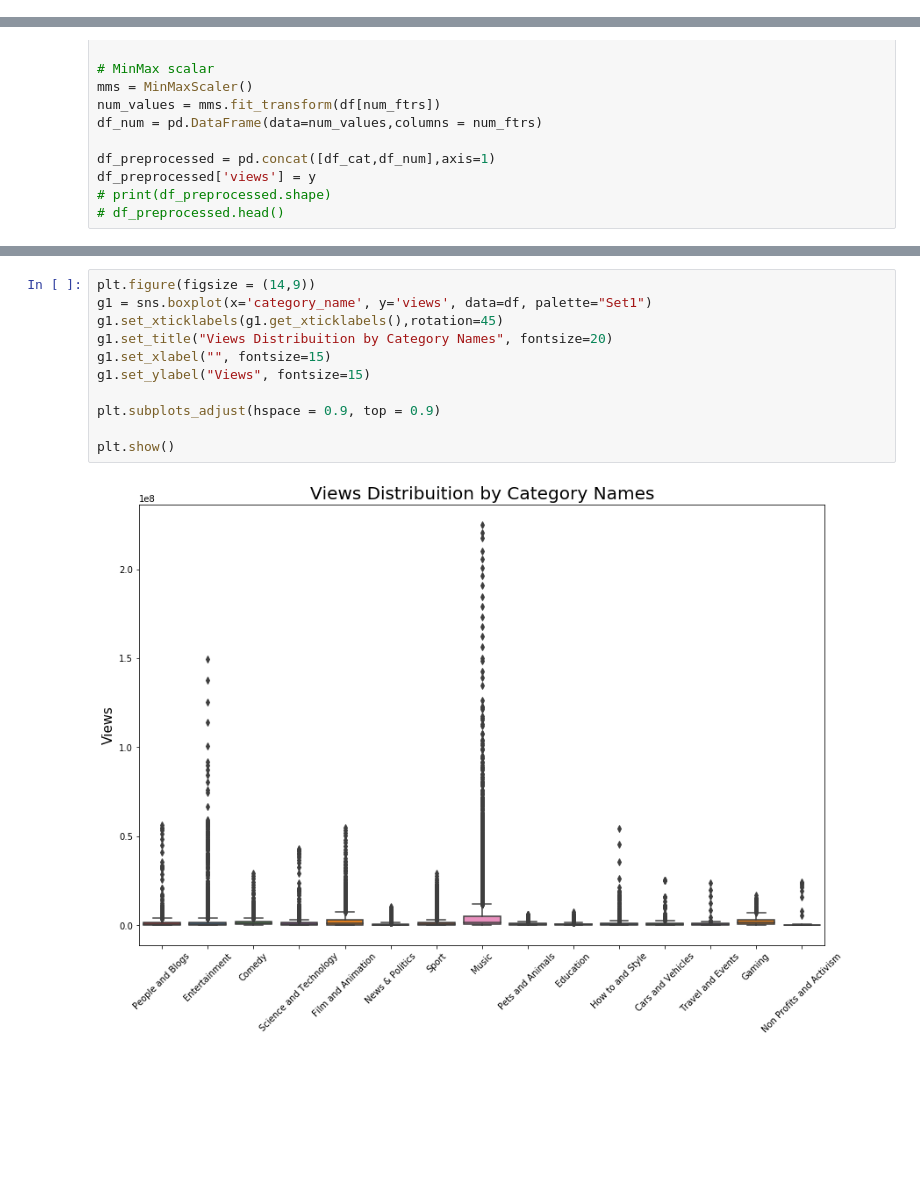
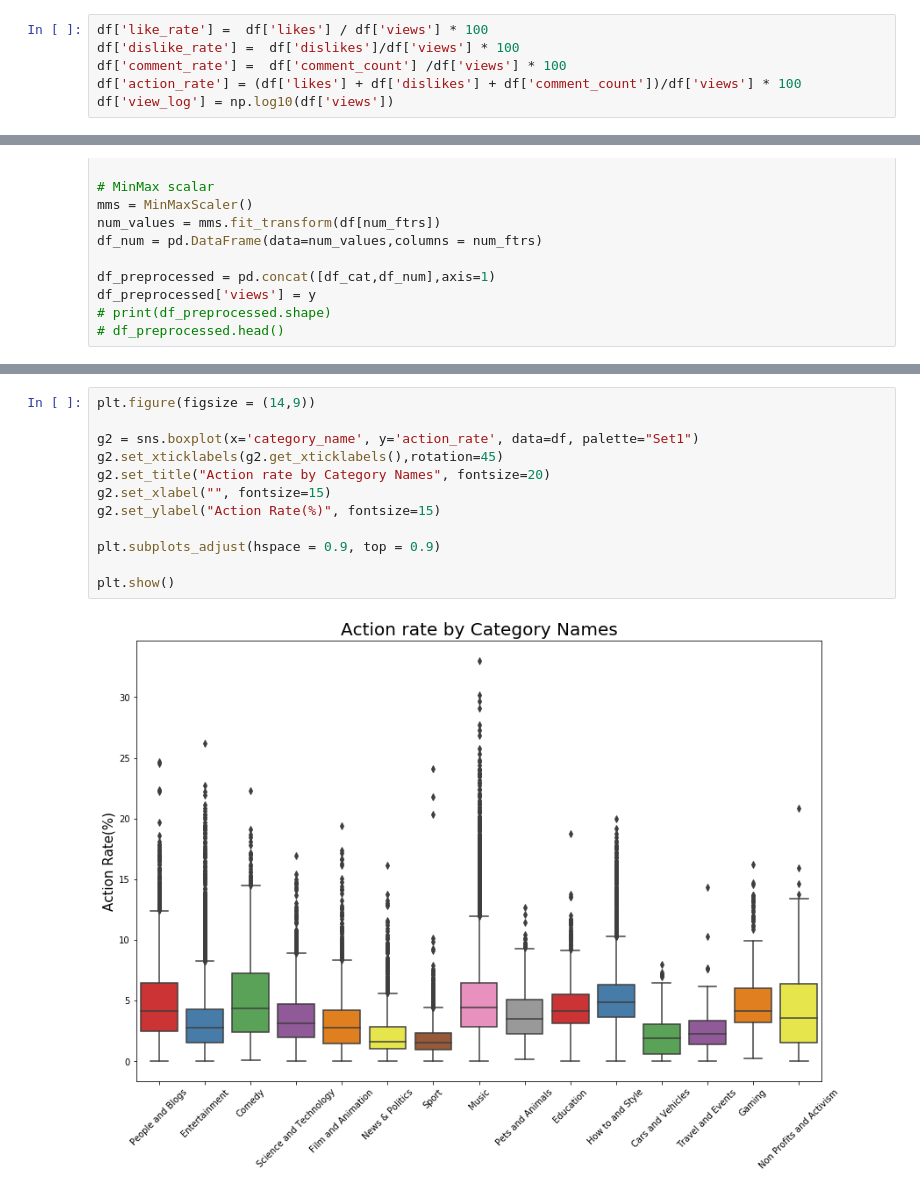
Before and after one commit to tongxinw/YouTube_video_analysis, a Jupyter notebook: process.ipynb, the cells around one changed output, grey strips where cells are left out. Drawn from its saved outputs; the diff is of its cells as text; blank space fills up the shorter version.

```diff
--- a/process.ipynb
+++ b/process.ipynb
@@ -96,0 +96,6 @@ df[df['views']==df['views'].max()]
+# %%
+df['like_rate'] =  df['likes'] / df['views'] * 100
+df['dislike_rate'] =  df['dislikes']/df['views'] * 100
+df['comment_rate'] =  df['comment_count'] /df['views'] * 100
+df['action_rate'] = (df['likes'] + df['dislikes'] + df['comment_count'])/df['views'] * 100
+df['view_log'] = np.log10(df['views'])
@@ -191,13 +219,14 @@ plt.show()
 # %%
 plt.figure(figsize = (14,9))
-g1 = sns.boxplot(x='category_name', y='views', data=df, palette="Set1")
-g1.set_xticklabels(g1.get_xticklabels(),rotation=45)
-g1.set_title("Views Distribuition by Category Names", fontsize=20)
-g1.set_xlabel("", fontsize=15)
-g1.set_ylabel("Views", fontsize=15)
+
+g2 = sns.boxplot(x='category_name', y='action_rate', data=df, palette="Set1")
+g2.set_xticklabels(g2.get_xticklabels(),rotation=45)
+g2.set_title("Action rate by Category Names", fontsize=20)
+g2.set_xlabel("", fontsize=15)
+g2.set_ylabel("Action Rate(%)", fontsize=15)
 
 plt.subplots_adjust(hspace = 0.9, top = 0.9)
 
 plt.show()
 # %% [output]
-[figure, old version]
+[figure, new version]
```
Also changed, not shown: parts of 16 cells of this notebook.
